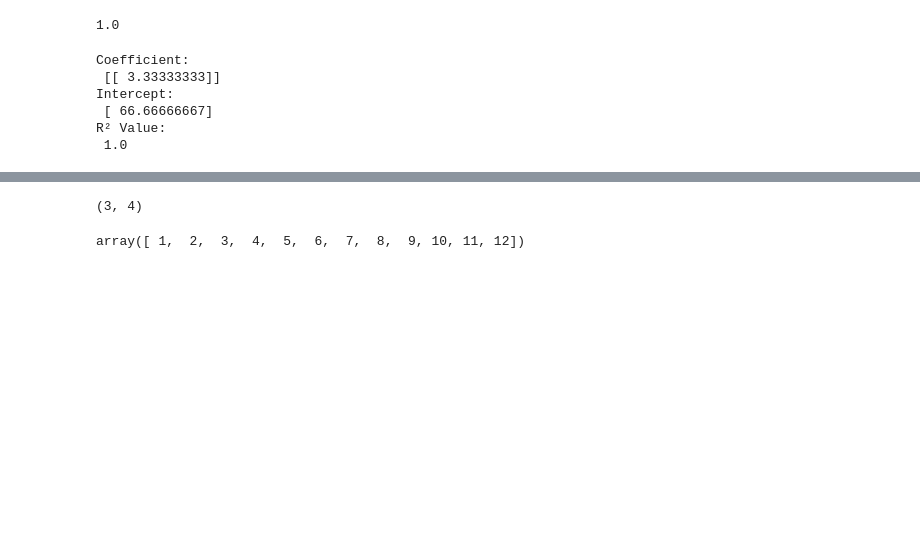
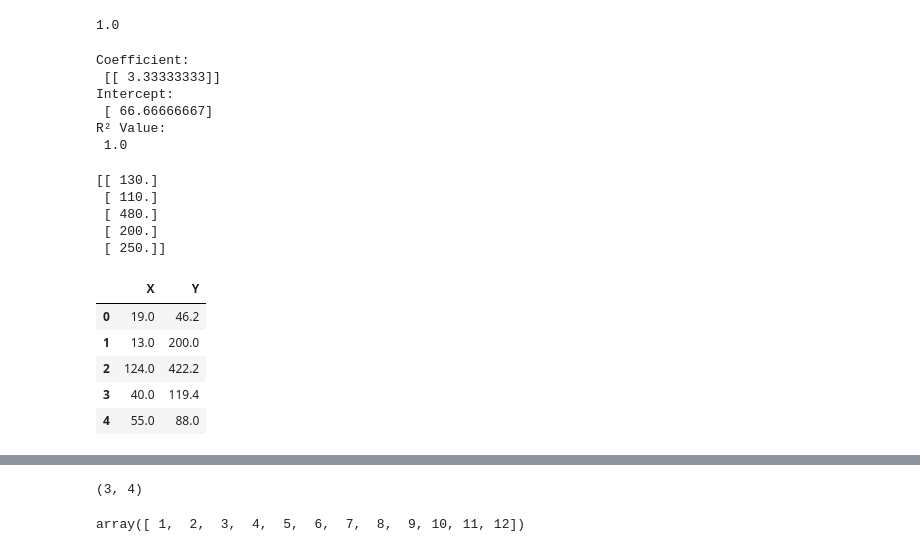
Before and after one commit to sashnat/pandas-practice, a Jupyter notebook: data science.ipynb, the cells around one changed output, grey strips where cells are left out. Drawn from its saved outputs; the diff is of its cells as text; code cells hidden in the pictures; blank space fills up the shorter version.

```diff
--- a/data science.ipynb
+++ b/data science.ipynb
@@ -81,7 +83,18 @@ R² Value:
  1.0
 # %%
 print (predicted)
-#print (testX)
-df_1 = pd.DataFrame({ 'X' : [float(i) for i in testX],
+df_PR = pd.DataFrame({ 'X' : [float(i) for i in testX],
                      'Y' : [float(j) for j in testY] })
-df_1.head(100)
+df_PR.head(100)
+# %% [output]
+[[ 130.]
+ [ 110.]
+ [ 480.]
+ [ 200.]
+ [ 250.]]
+|  | X | Y |
+| 0 | 19.0 | 46.2 |
+| 1 | 13.0 | 200.0 |
+| 2 | 124.0 | 422.2 |
+| 3 | 40.0 | 119.4 |
+| 4 | 55.0 | 88.0 |
```
Also changed, not shown: parts of 3 cells of this notebook.
